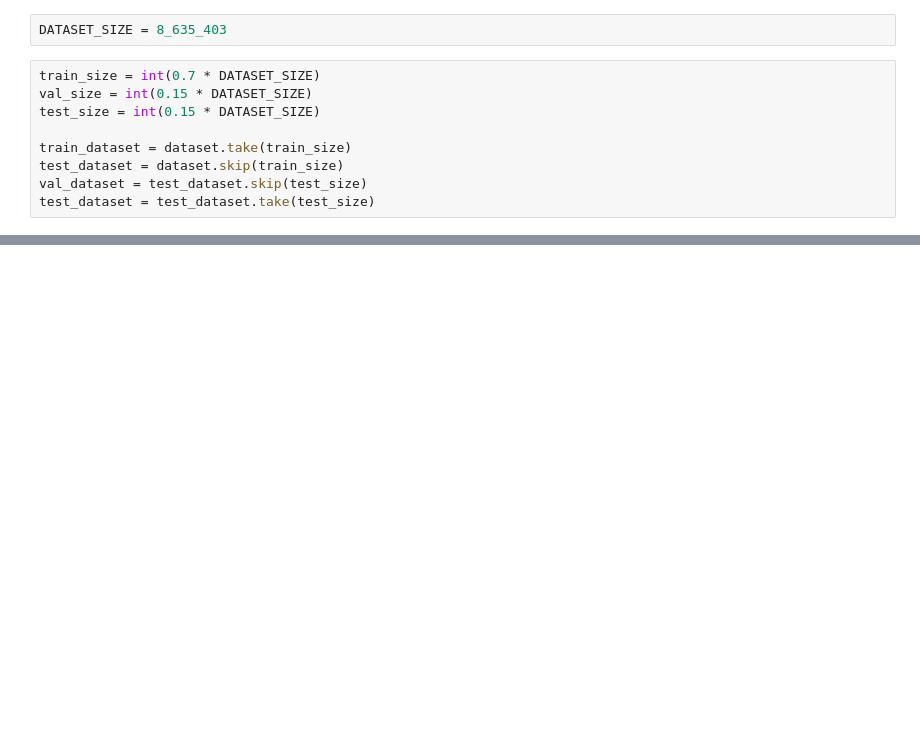
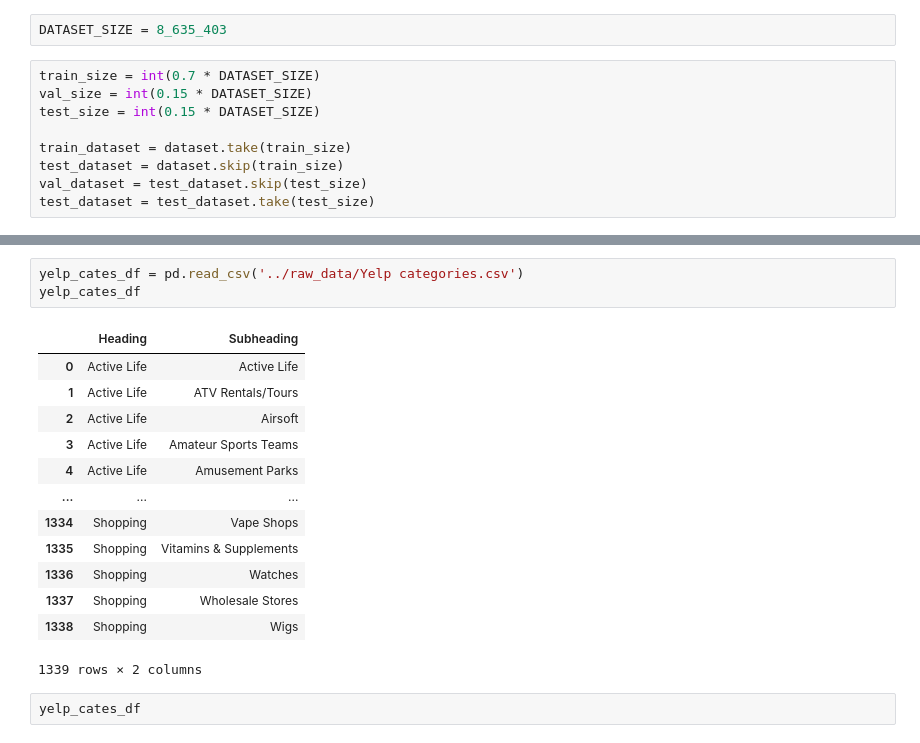
Before and after one commit to Best-Insight/customerchurn, a Jupyter notebook: notebooks/alen_yelp_dataset.ipynb, the cells around one changed output, grey strips where cells are left out. Saved outputs shown, nothing was run; the diff lists cells and outputs as text; blank space fills up the shorter version.

```diff
--- a/notebooks/alen_yelp_dataset.ipynb
+++ b/notebooks/alen_yelp_dataset.ipynb
@@ -290,0 +359,19 @@ test_dataset = test_dataset.take(test_size)
+# %%
+yelp_cates_df = pd.read_csv('../raw_data/Yelp categories.csv')
+yelp_cates_df
+# %% [output]
+|  | Heading | Subheading |
+| 0 | Active Life | Active Life |
+| 1 | Active Life | ATV Rentals/Tours |
+| 2 | Active Life | Airsoft |
+| 3 | Active Life | Amateur Sports Teams |
+| 4 | Active Life | Amusement Parks |
+| ... | ... | ... |
+| 1334 | Shopping | Vape Shops |
+| 1335 | Shopping | Vitamins & Supplements |
+| 1336 | Shopping | Watches |
+| 1337 | Shopping | Wholesale Stores |
+| 1338 | Shopping | Wigs |
+1339 rows × 2 columns
+# %%
+yelp_cates_df
```
Also changed, not shown: parts of 26 cells of this notebook, 1 other file.
